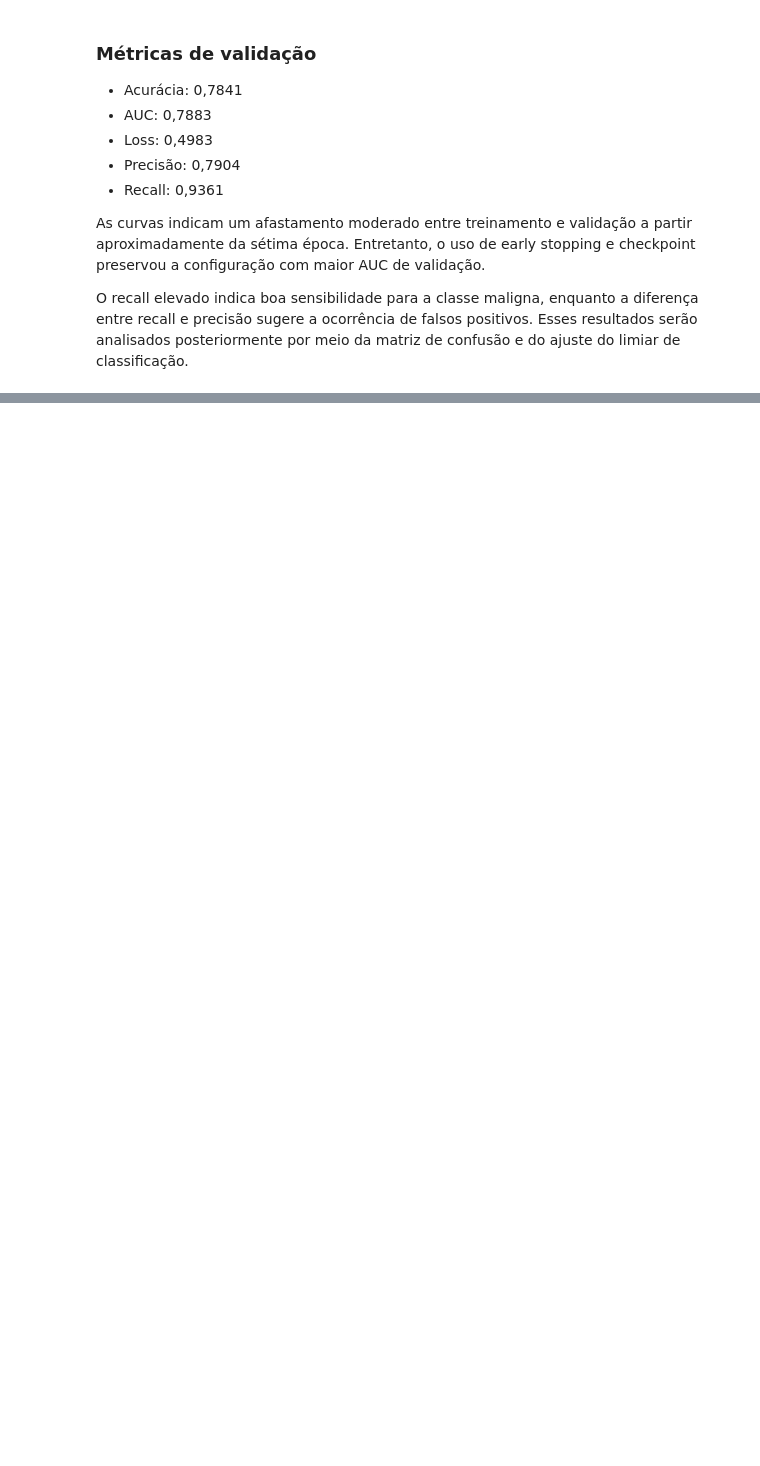
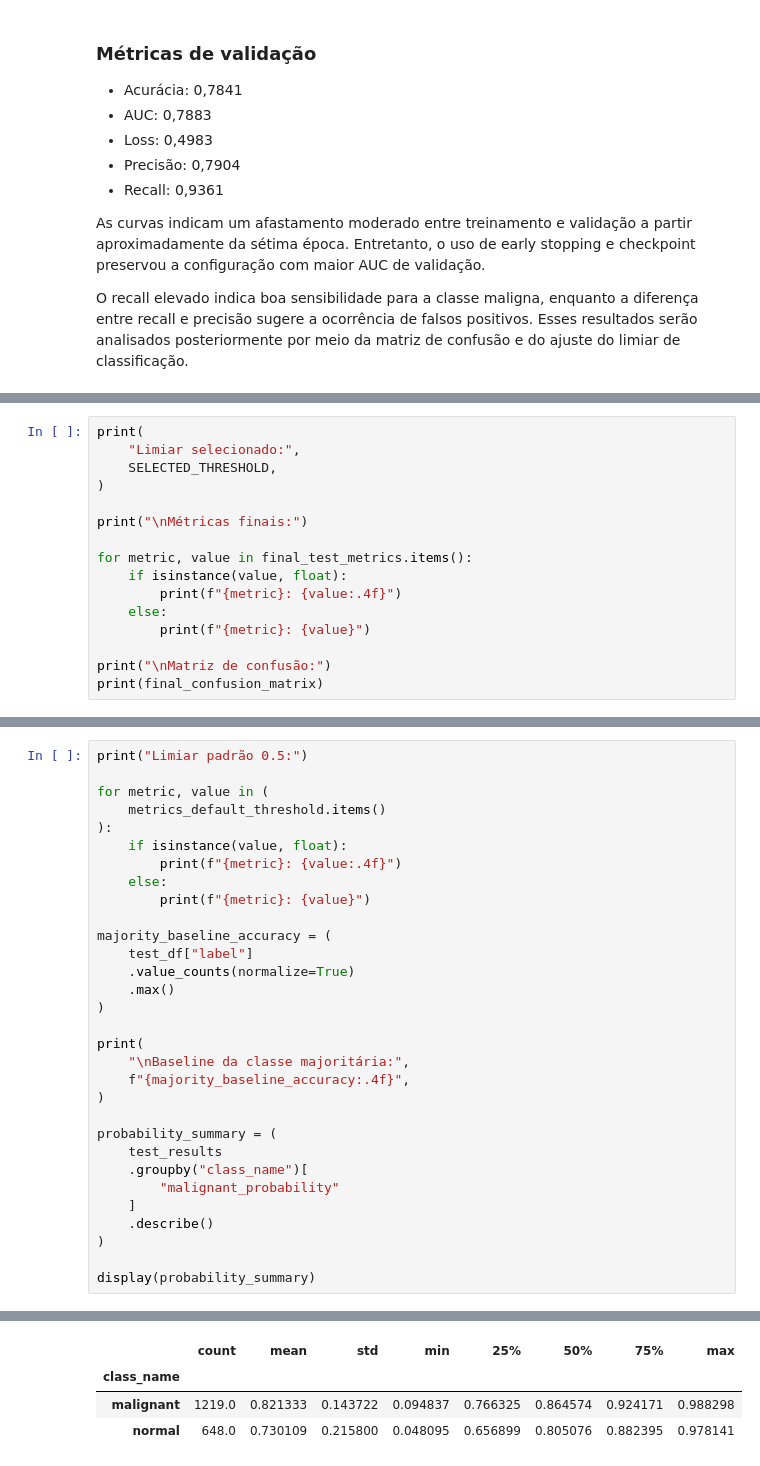
Before and after one commit to EdsonDaSilvaLJ/LIMCI_web_system, a Jupyter notebook: notebooks/02_train_efficientnet_cnmc.ipynb, the cells around one changed output, grey strips where cells are left out. Drawn from its saved outputs; the diff is of its cells as text; blank space fills up the shorter version.

```diff
--- a/notebooks/02_train_efficientnet_cnmc.ipynb
+++ b/notebooks/02_train_efficientnet_cnmc.ipynb
@@ -796,0 +1839,16 @@ confusão e do ajuste do limiar de classificação.
+# %%
+print(
+    "Limiar selecionado:",
+    SELECTED_THRESHOLD,
+)
+
+print("\nMétricas finais:")
+
+for metric, value in final_test_metrics.items():
+    if isinstance(value, float):
+        print(f"{metric}: {value:.4f}")
+    else:
+        print(f"{metric}: {value}")
+
+print("\nMatriz de confusão:")
+print(final_confusion_matrix)
@@ -796,0 +1874,32 @@ confusão e do ajuste do limiar de classificação.
+# %%
+print("Limiar padrão 0.5:")
+
+for metric, value in (
+    metrics_default_threshold.items()
+):
+    if isinstance(value, float):
+        print(f"{metric}: {value:.4f}")
+    else:
+        print(f"{metric}: {value}")
+
+majority_baseline_accuracy = (
+    test_df["label"]
+    .value_counts(normalize=True)
+    .max()
+)
+
+print(
+    "\nBaseline da classe majoritária:",
+    f"{majority_baseline_accuracy:.4f}",
+)
+
+probability_summary = (
+    test_results
+    .groupby("class_name")[
+        "malignant_probability"
+    ]
+    .describe()
+)
+
+display(probability_summary)
+# %% [output]
@@ -796,0 +1920,4 @@ confusão e do ajuste do limiar de classificação.
+|  | count | mean | std | min | 25% | 50% | 75% | max |
+| class_name |  |  |  |  |  |  |  |  |
+| malignant | 1219.0 | 0.821333 | 0.143722 | 0.094837 | 0.766325 | 0.864574 | 0.924171 | 0.988298 |
+| normal | 648.0 | 0.730109 | 0.215800 | 0.048095 | 0.656899 | 0.805076 | 0.882395 | 0.978141 |
```
Also changed, not shown: parts of 21 cells of this notebook.
